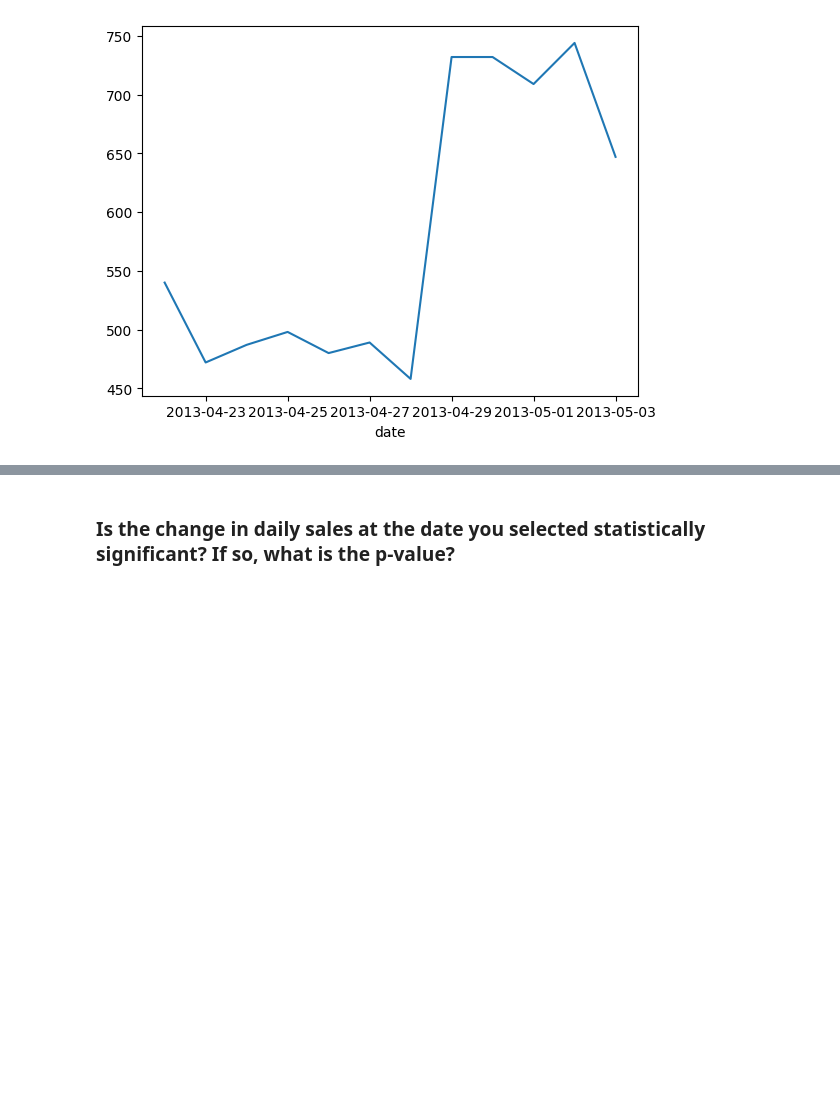
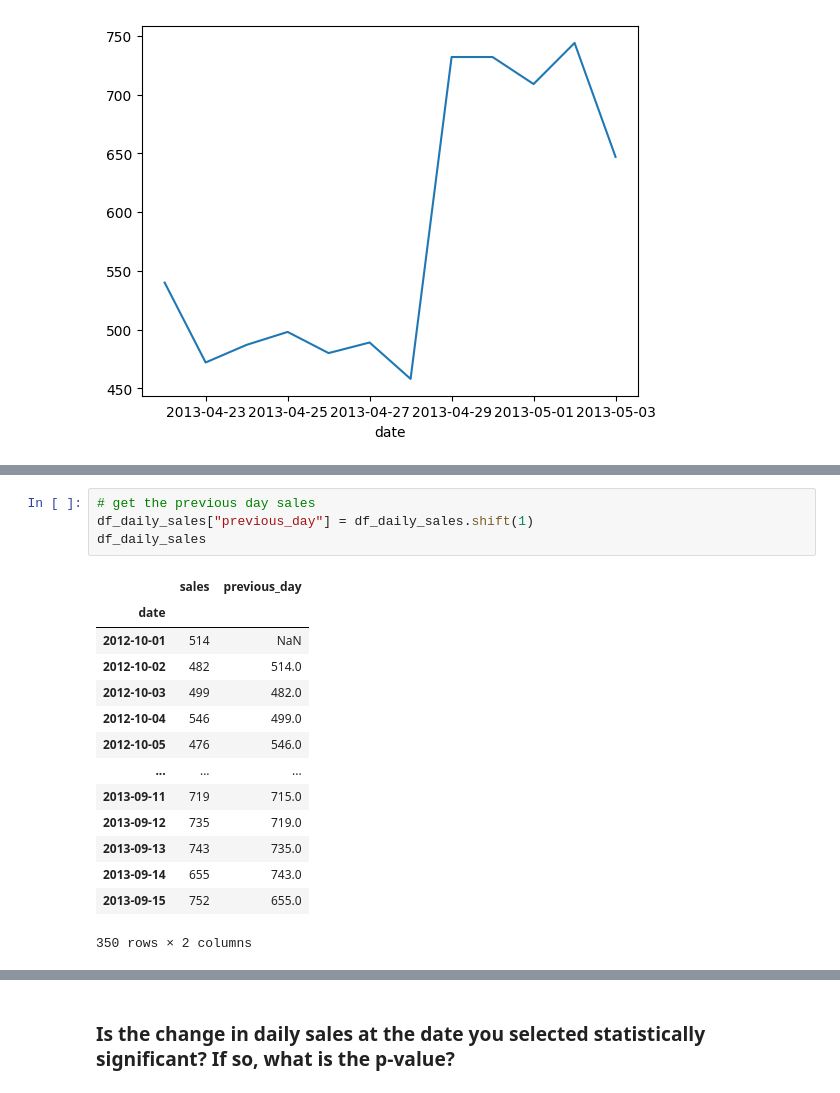
Before and after one commit to Friend09/strata_sales-data-analysis, a Jupyter notebook: practise_notebook.ipynb, the cells around one changed output, grey strips where cells are left out. Drawn from its saved outputs; the diff is of its cells as text; blank space fills up the shorter version.

```diff
--- a/practise_notebook.ipynb
+++ b/practise_notebook.ipynb
@@ -150,0 +192,19 @@ df["date"] = df["sale_time"].dt.date
+# %%
+# get the previous day sales
+df_daily_sales["previous_day"] = df_daily_sales.shift(1)
+df_daily_sales
+# %% [output]
+|  | sales | previous_day |
+| date |  |  |
+| 2012-10-01 | 514 | NaN |
+| 2012-10-02 | 482 | 514.0 |
+| 2012-10-03 | 499 | 482.0 |
+| 2012-10-04 | 546 | 499.0 |
+| 2012-10-05 | 476 | 546.0 |
+| ... | ... | ... |
+| 2013-09-11 | 719 | 715.0 |
+| 2013-09-12 | 735 | 719.0 |
+| 2013-09-13 | 743 | 735.0 |
+| 2013-09-14 | 655 | 743.0 |
+| 2013-09-15 | 752 | 655.0 |
+350 rows × 2 columns
```
Also changed, not shown: parts of 12 cells of this notebook.
